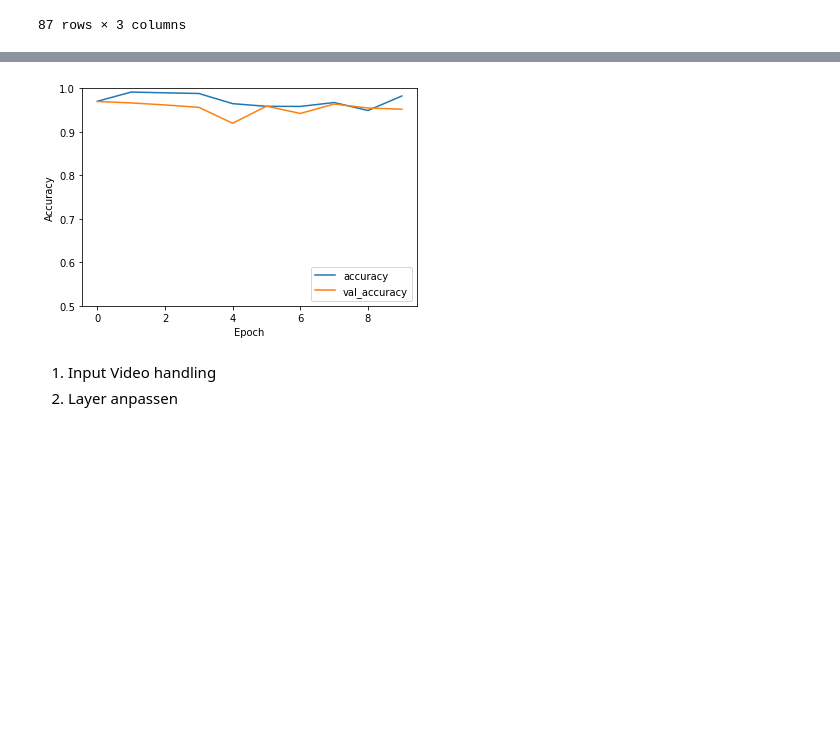
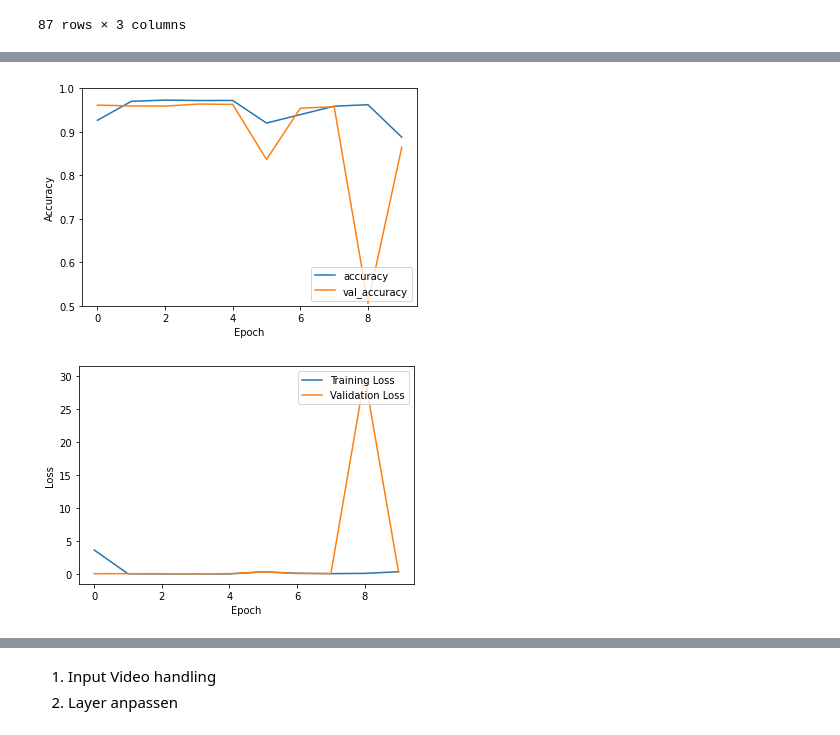
Before and after one commit to proohit/deep-learning-team6, a Jupyter notebook: 2a/preprocessing.ipynb, the cells around one changed output, grey strips where cells are left out. Cells and saved outputs as stored; diff of their text form; code cells hidden in the pictures; blank space fills up the shorter version.

```diff
--- a/2a/preprocessing.ipynb
+++ b/2a/preprocessing.ipynb
@@ -189,7 +217,7 @@ model.compile(optimizer='adam',
               loss=tf.keras.losses.SparseCategoricalCrossentropy(from_logits=True),
               metrics=['accuracy'])
 
-history = model.fit(train_images, train_labels, epochs=10,
-                    validation_data=(test_images, test_labels))
+history = model.fit(x_train, y_train, epochs=10,
+                    validation_data=(x_validation, y_validation))
 # %% [output]
 Epoch 1/10
@@ -215,10 +243,21 @@ Epoch 10/10
 # %%
 plt.plot(history.history['accuracy'], label='accuracy')
 plt.plot(history.history['val_accuracy'], label = 'val_accuracy')
 plt.xlabel('Epoch')
 plt.ylabel('Accuracy')
 plt.ylim([0.5, 1])
 plt.legend(loc='lower right')
+plt.show()
+
+plt.plot(history.history['loss'], label="Training Loss")
+plt.plot(history.history['val_loss'], label="Validation Loss")
+plt.xlabel('Epoch')
+plt.ylabel('Loss')
+plt.legend(loc='upper right')
+plt.show()
 
 test_loss, test_acc = model.evaluate(test_images,  test_labels, verbose=2)
+print(f"Test Accuracy: {test_acc}, Test Loss: {test_loss}")
 # %% [output]
+[figure, new version]
+[figure, added]
@@ -226,4 +266,3 @@ test_loss, test_acc = model.evaluate(test_images,  test_labels, verbose=2)
-[figure, old version]
 # %% [markdown]
 1. Input Video handling
 2. Layer anpassen
```
Also changed, not shown: parts of 5 cells of this notebook.
